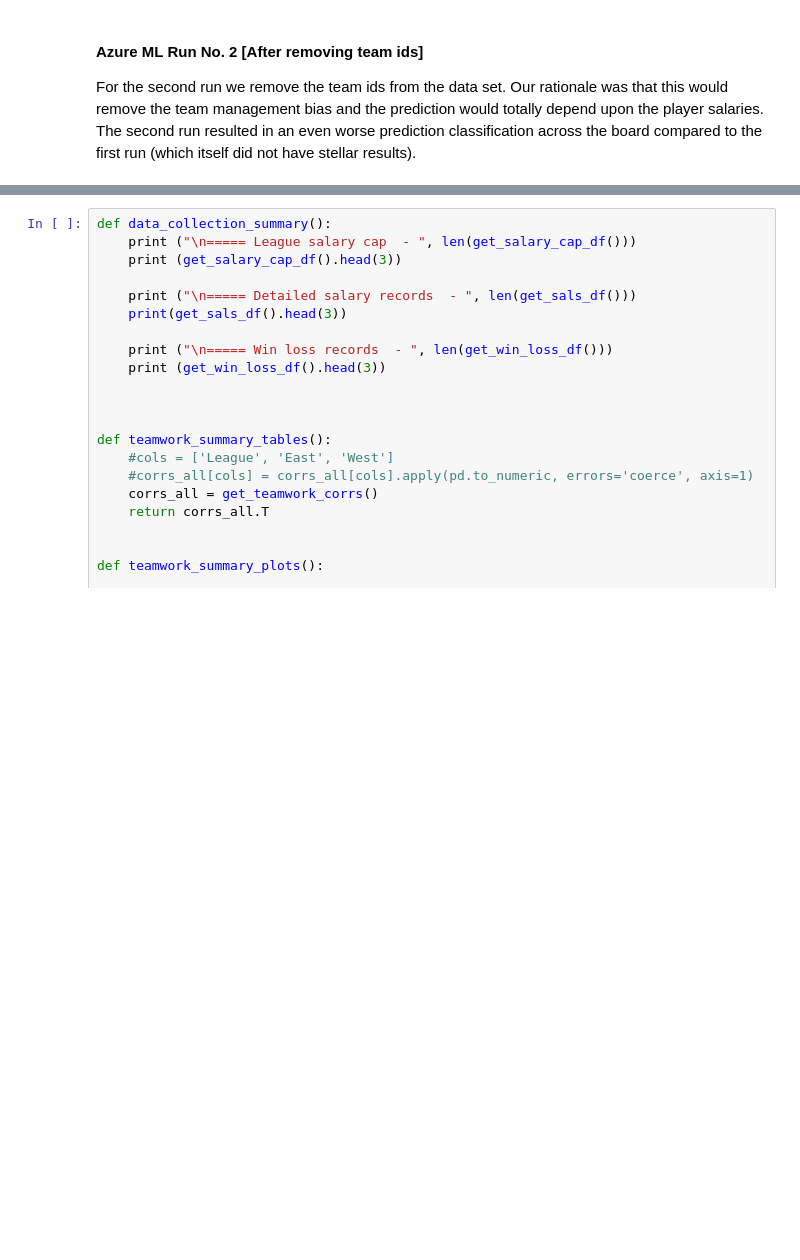
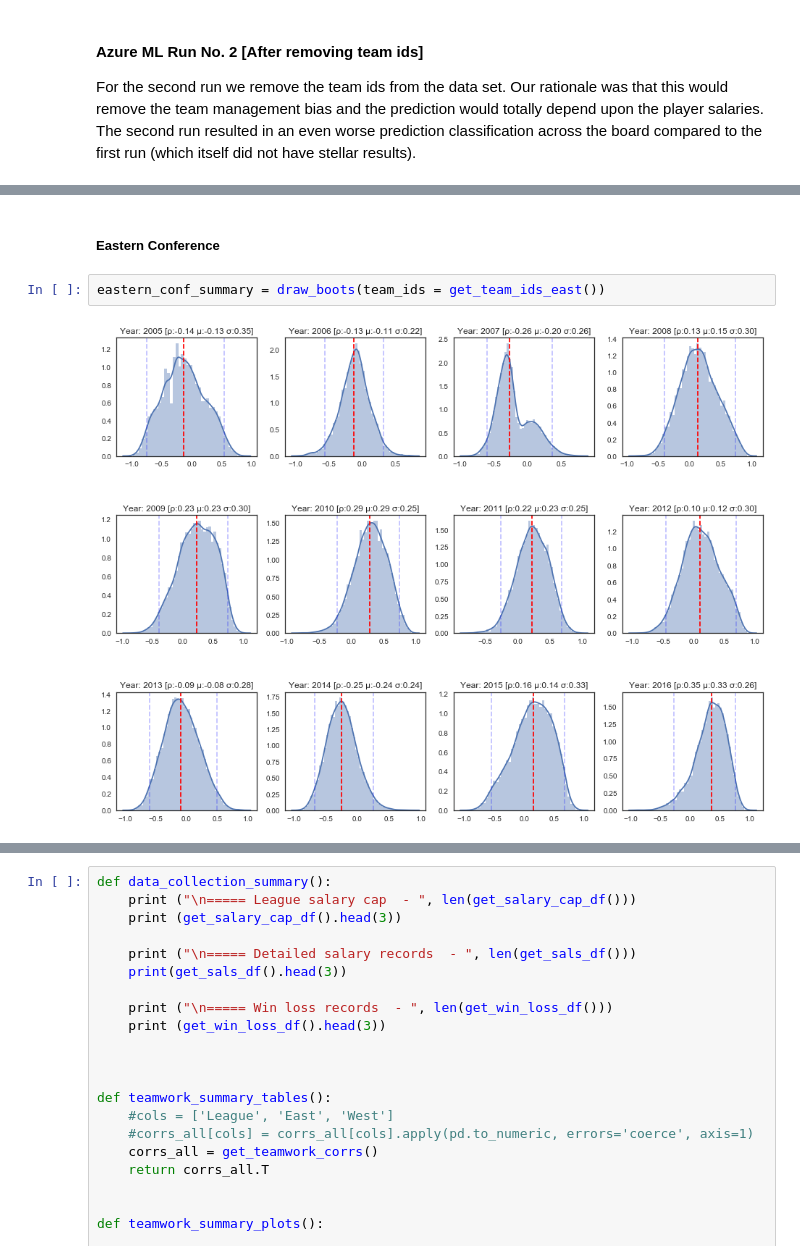
Before and after one commit to noorzaman/bb_finances, a Jupyter notebook: zaman_nurul.ipynb, the cells around one changed output, grey strips where cells are left out. Saved outputs shown, nothing was run; the diff lists cells and outputs as text; blank space fills up the shorter version.

```diff
--- a/zaman_nurul.ipynb
+++ b/zaman_nurul.ipynb
@@ -368,0 +458,6 @@ For the second run we remove the team ids from the data set. Our rationale was t
+# %% [markdown]
+##### Eastern Conference #####
+# %%
+eastern_conf_summary = draw_boots(team_ids = get_team_ids_east())
+# %% [output]
+[figure, added]
```
Also changed, not shown: parts of 36 cells of this notebook, 2 other files.
